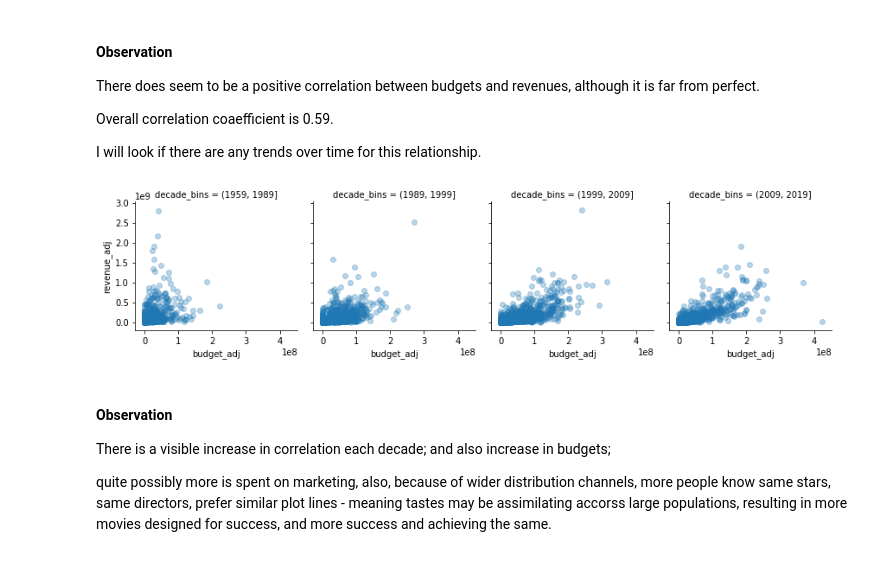
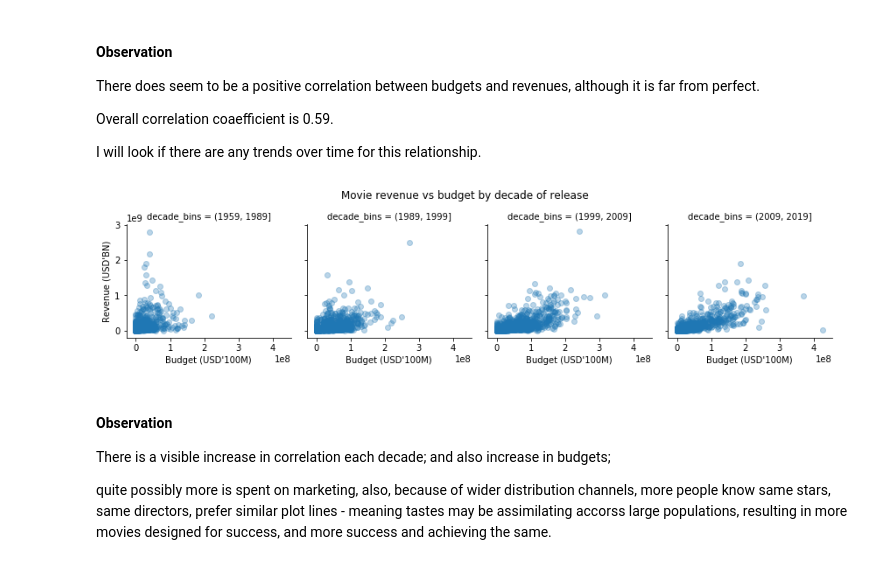
Before and after one commit to VilijaVait/data-analyst-udacity, a Jupyter notebook: projects/MovieDataAnalysis/movie-dataset-analysis-full.ipynb, the cells around one changed output. Saved outputs shown, nothing was run; the diff lists cells and outputs as text; code cells hidden in the pictures.

```diff
--- a/projects/MovieDataAnalysis/movie-dataset-analysis-full.ipynb
+++ b/projects/MovieDataAnalysis/movie-dataset-analysis-full.ipynb
@@ -565,9 +645,12 @@ I will look if there are any trends over time for this relationship.
 # %%
 decade_plt = sns.FacetGrid(df, col="decade_bins")
 decade_plt.map(plt.scatter, "budget_adj", "revenue_adj", alpha = 0.3)
-decade_plt.add_legend();
+decade_plt.add_legend()
+decade_plt.set_axis_labels("Budget (USD'100M)","Revenue (USD'BN)")
+plt.subplots_adjust(top=0.8)
+decade_plt.fig.suptitle('Movie revenue vs budget by decade of release');
 # %% [output]
-[figure, old version]
+[figure, new version]
 # %% [markdown]
 #### Observation
 
```
Also changed, not shown: parts of 32 cells of this notebook, 1 other file.
